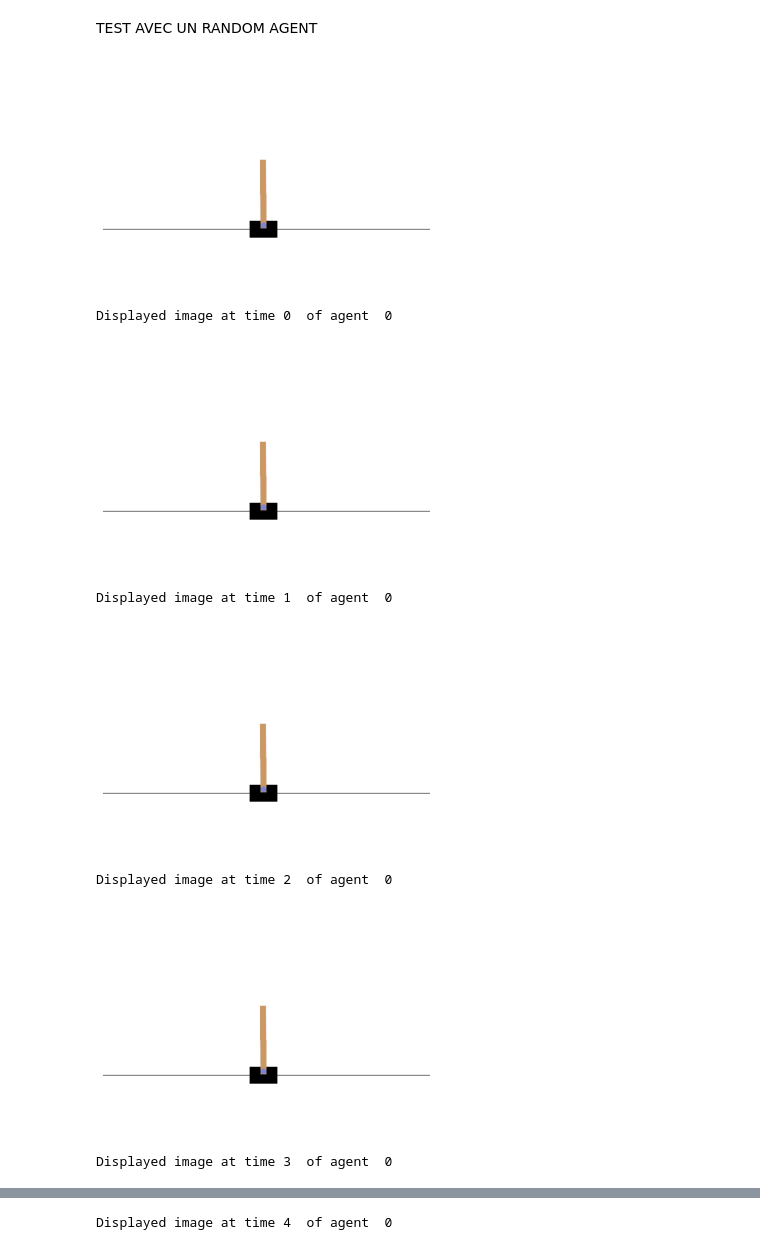
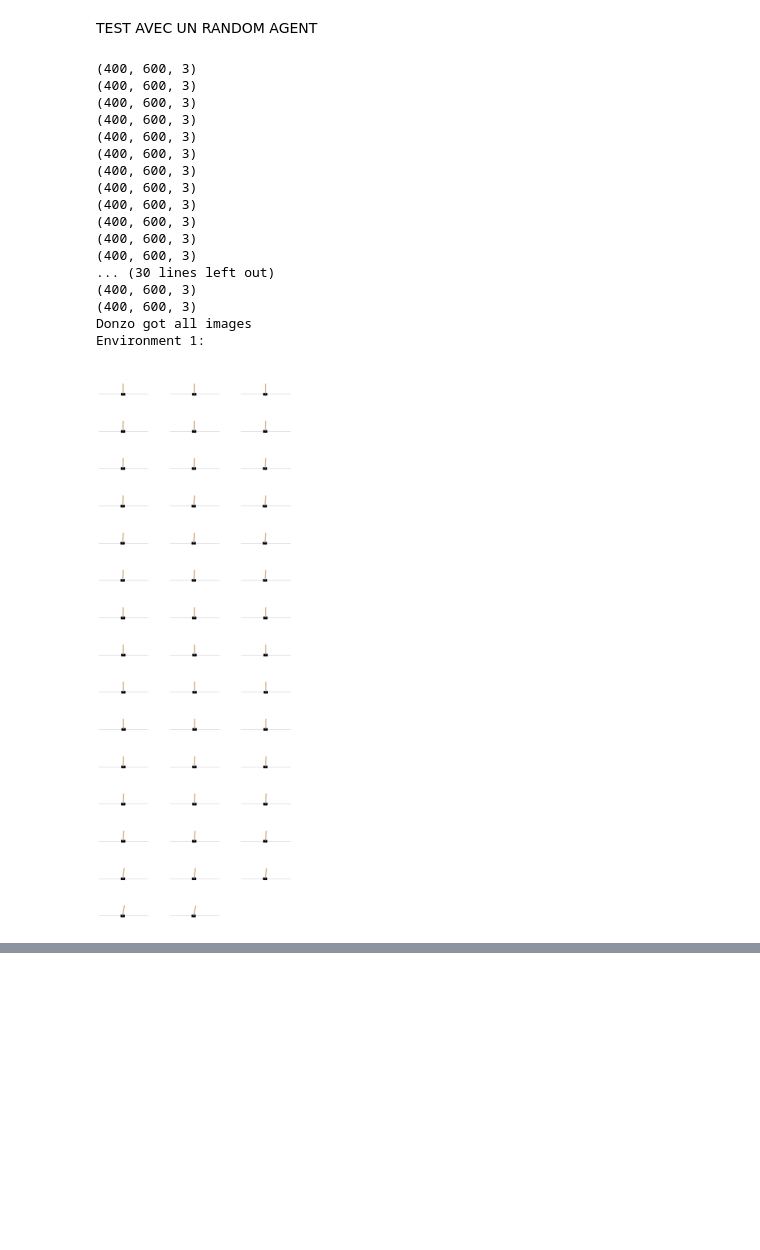
Before and after one commit to TitouanUniLu/PLDAC, a Jupyter notebook: src/main.ipynb, the cells around one changed output, grey strips where cells are left out. Saved outputs shown, nothing was run; the diff lists cells and outputs as text; code cells hidden in the pictures; blank space fills up the shorter version.

```diff
--- a/src/main.ipynb
+++ b/src/main.ipynb
@@ -237,9 +217,0 @@ ON TESTE AVEC UNE SEULE ACTION RANDOM ICI C'EST JUSTE UN TEST
-# %%
-workspace = Workspace()
-
-# Execute the first step
-env_agent(workspace, t=0)
-
-# Our first set of observations. The size of the observation space is 4, and we have 3 environments.
-obs = workspace.get("env/env_obs", 0)
-print("Observation", obs)
@@ -258,11 +217,0 @@ im = render(env_agent=env_agent)
-# %%
-# Sets the next action
-action = torch.randint(0, action_dim, (nb_env, ))
-workspace.set("action", 0, action)
-print(action)
-env_agent(workspace, t=1)
-
-# And perform one step
-workspace.get("env/env_obs", 0)
-
-im = render(env_agent=env_agent)
@@ -340,14 +261,21 @@ class AttributeAccessAgent(Agent):
         for env_index in range(self.env_agent.num_envs):
             # Assuming your env_agent can provide access to each environment's render method
             image = self.env_agent.envs[env_index].render()
-            clear_output(wait=True)  # pour print live mais pas utile pour +1 env
-            plt.imshow(image)
-            plt.axis('off')
-            plt.show()
-            print("Displayed image at time", t, " of agent ", env_index)
+            display = False
+            if display: #print a chaque temps
+                clear_output(wait=True)  # pour print live mais pas utile pour +1 env
+                plt.imshow(image)
+                plt.axis('off')
+                plt.show()
+                print("Displayed image at time", t, " of agent ", env_index)
+            #print(image.shape)
 
             # Append the image to the corresponding list
             self.list_images[env_index].append(image)
+
+#Du coup pour recuperer les images a chaque nouveau temps
+#il faut acceder a la derniere image ajoutee dans list_images
+#et la passer dans le cnn
 # %%
 def displayImagesPerAgent(images_per_agent, nb_env):
     n_cols = 3  # Number of columns in the grid
@@ -370,24 +298,35 @@ def displayImagesPerAgent(images_per_agent, nb_env):
         plt.show()
 # %%
 nb_env = 1
+action_dim = 2 #vaudrait mieux prednre depuis le parallelgymagent mais ca va jamais changer ici
 #autoreset = False pour le moment pouor le simplifier la vie
 im_env_agent = CustomParallelGymAgent(partial(make_env, config.gym_env.env_name, render_mode="rgb_array", autoreset=False), nb_env).seed(SEED)
 attribute_access_agent = AttributeAccessAgent(im_env_agent, [])
 agents = Agents(im_env_agent, RandomAgent(action_dim), attribute_access_agent)
 t_agents = TemporalAgent(agents)
 workspace = Workspace()
 t_agents(workspace, t=0, stop_variable="env/done", stochastic=True)
 images = attribute_access_agent.list_images #bon seul soucis c'est qu'on recupere les images apres coup
 print('Donzo got all images')
 
 
 displayImagesPerAgent(images, nb_env)
 # %% [output]
+(400, 600, 3)
+(400, 600, 3)
+(400, 600, 3)
+(400, 600, 3)
+(400, 600, 3)
+(400, 600, 3)
+(400, 600, 3)
+(400, 600, 3)
+(400, 600, 3)
+(400, 600, 3)
+(400, 600, 3)
+(400, 600, 3)
+... (30 lines left out)
+(400, 600, 3)
+(400, 600, 3)
+Donzo got all images
+Environment 1:
-[figure, old version]
+[figure, new version]
-Displayed image at time 0  of agent  0
-[figure, removed]
-Displayed image at time 1  of agent  0
-[figure, removed]
-Displayed image at time 2  of agent  0
-[figure, removed]
-Displayed image at time 3  of agent  0
@@ -395 +332,0 @@ Displayed image at time 3  of agent  0
-Displayed image at time 4  of agent  0
```
Also changed, not shown: parts of 9 cells of this notebook.
